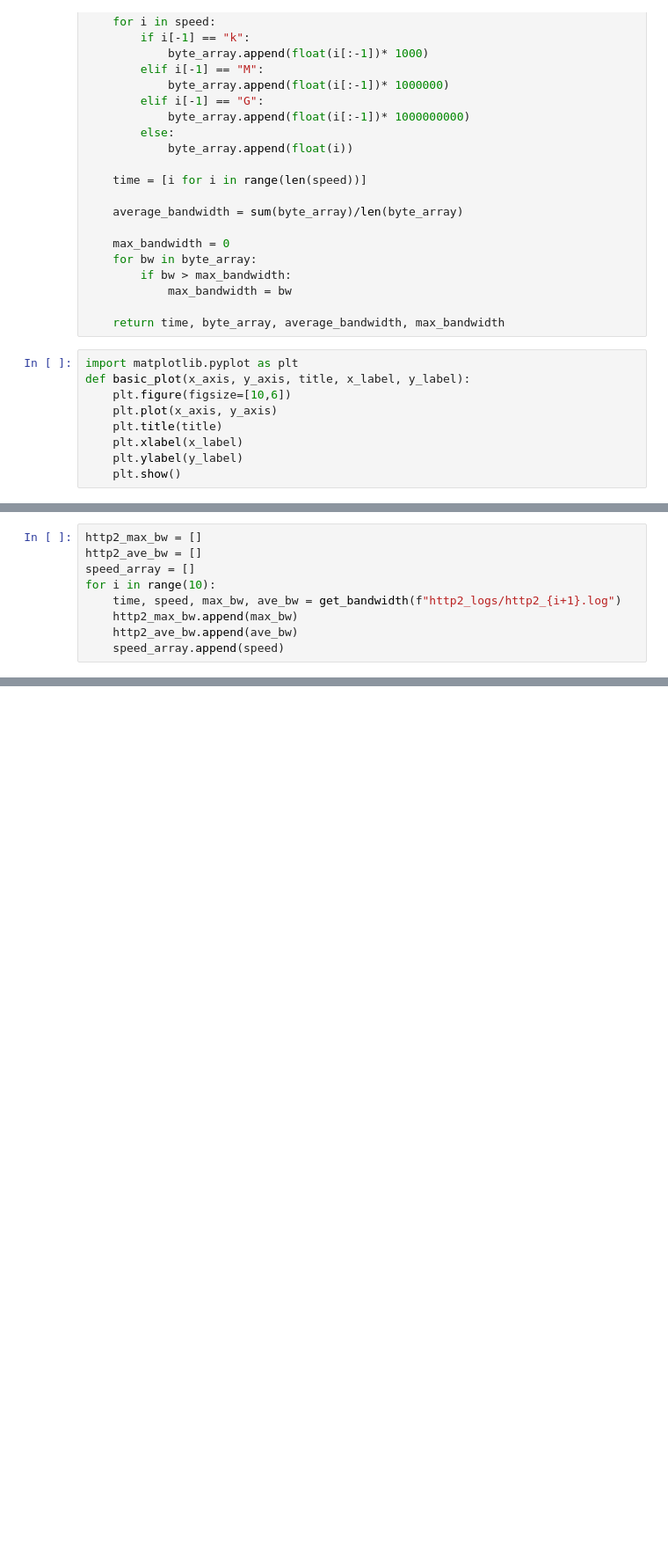
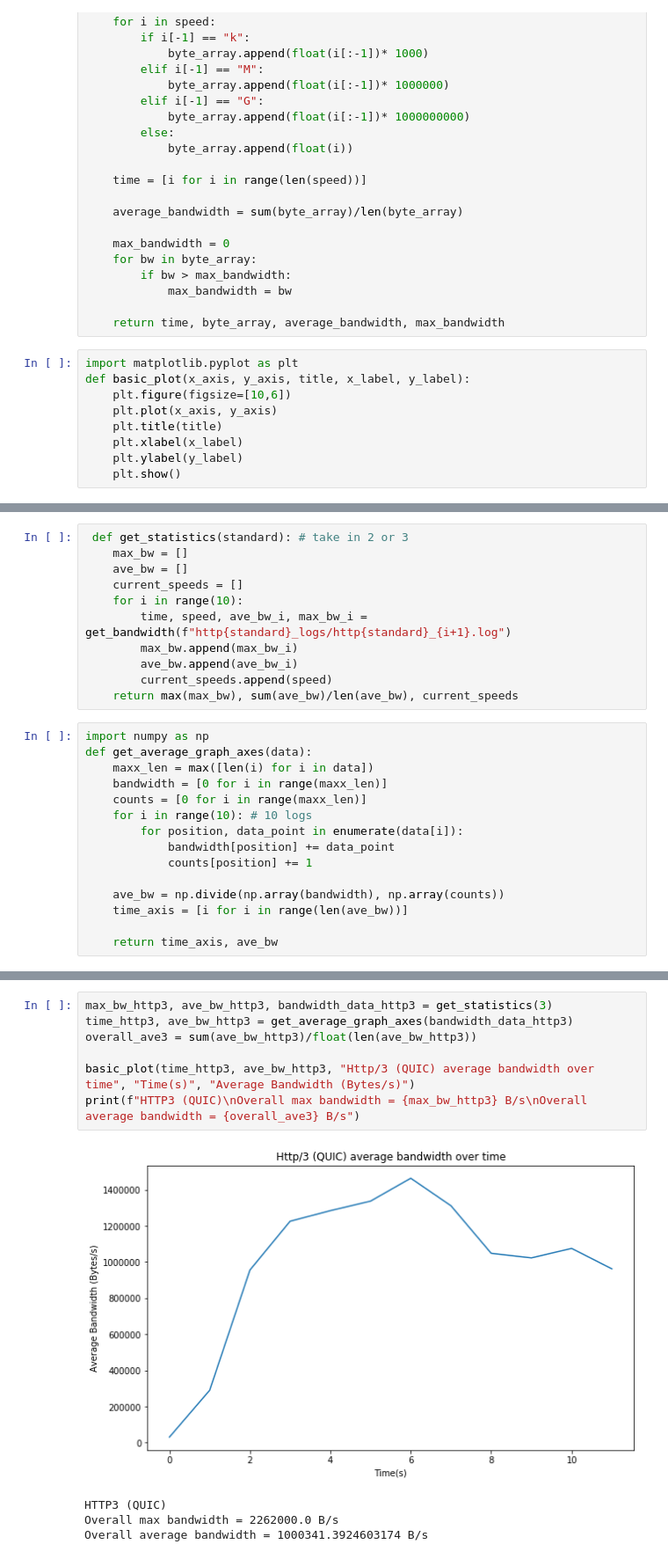
Before and after one commit to Dominic-C/50012-networks-project, a Jupyter notebook: bandwidth_testing/bandwidth testing.ipynb, the cells around one changed output, grey strips where cells are left out. Shown at 88% size. Drawn from its saved outputs; the diff is of its cells as text; blank space fills up the shorter version.

Commit message:
updated graphs and analysis on bandwidth testing

```diff
--- a/bandwidth_testing/bandwidth testing.ipynb
+++ b/bandwidth_testing/bandwidth testing.ipynb
@@ -69,9 +43,0 @@ Overall average bandwidth = 1005278.9194516595
-# %%
-http2_max_bw = []
-http2_ave_bw = []
-speed_array = []
-for i in range(10):
-    time, speed, max_bw, ave_bw = get_bandwidth(f"http2_logs/http2_{i+1}.log")
-    http2_max_bw.append(max_bw)
-    http2_ave_bw.append(ave_bw)
-    speed_array.append(speed)
@@ -91,0 +44,26 @@ Overall average bandwidth = 410100.0
+# %%
+ def get_statistics(standard): # take in 2 or 3
+    max_bw = []
+    ave_bw = []
+    current_speeds = []
+    for i in range(10):
+        time, speed, ave_bw_i, max_bw_i = get_bandwidth(f"http{standard}_logs/http{standard}_{i+1}.log")
+        max_bw.append(max_bw_i)
+        ave_bw.append(ave_bw_i)
+        current_speeds.append(speed)
+    return max(max_bw), sum(ave_bw)/len(ave_bw), current_speeds
+# %%
+import numpy as np
+def get_average_graph_axes(data):
+    maxx_len = max([len(i) for i in data])
+    bandwidth = [0 for i in range(maxx_len)]
+    counts = [0 for i in range(maxx_len)]
+    for i in range(10): # 10 logs
+        for position, data_point in enumerate(data[i]):
+            bandwidth[position] += data_point
+            counts[position] += 1
+
+    ave_bw = np.divide(np.array(bandwidth), np.array(counts))
+    time_axis = [i for i in range(len(ave_bw))]
+
+    return time_axis, ave_bw
@@ -91,0 +72,12 @@ Overall average bandwidth = 410100.0
+# %%
+max_bw_http3, ave_bw_http3, bandwidth_data_http3 = get_statistics(3)
+time_http3, ave_bw_http3 = get_average_graph_axes(bandwidth_data_http3)
+overall_ave3 = sum(ave_bw_http3)/float(len(ave_bw_http3))
+
+basic_plot(time_http3, ave_bw_http3, "Http/3 (QUIC) average bandwidth over time", "Time(s)", "Average Bandwidth (Bytes/s)")
+print(f"HTTP3 (QUIC)\nOverall max bandwidth = {max_bw_http3} B/s\nOverall average bandwidth = {overall_ave3} B/s")
+# %% [output]
+[figure, added]
+HTTP3 (QUIC)
+Overall max bandwidth = 2262000.0 B/s
+Overall average bandwidth = 1000341.3924603174 B/s
```
Also changed, not shown: parts of 10 cells of this notebook.
